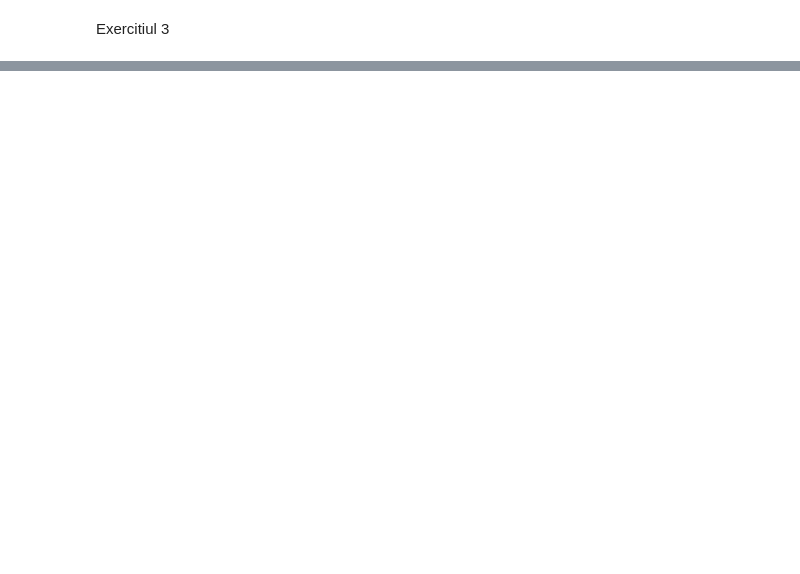
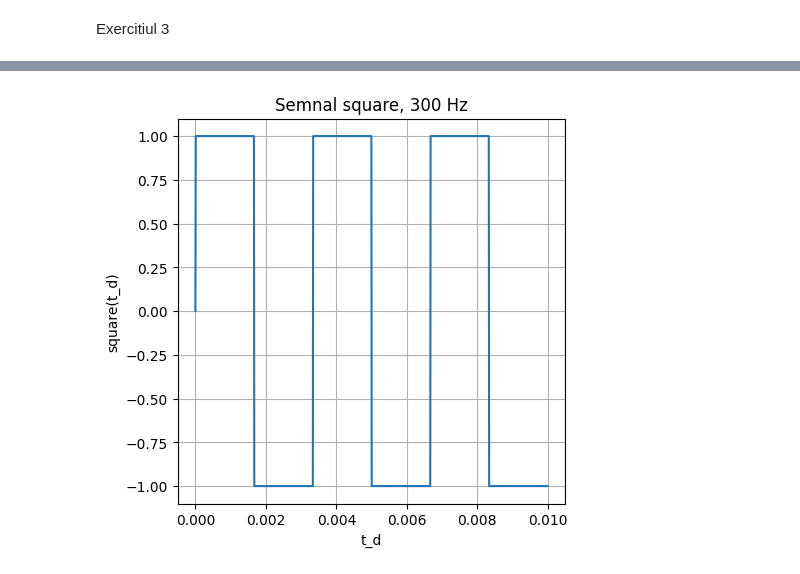
Before and after one commit to davide-perli/ProcesareaSemnalelor, a Jupyter notebook: Lab2/Lab2.ipynb, the cells around one changed output, grey strips where cells are left out. Cells and saved outputs as stored; diff of their text form; code cells hidden in the pictures; blank space fills up the shorter version.

```diff
--- a/Lab2/Lab2.ipynb
+++ b/Lab2/Lab2.ipynb
@@ -89,0 +157,21 @@ Exercitiul 3
+# %%
+# Sunetul de la 2 d) din laboratorul precedent
+frec_d = 300
+duration_d = 0.01
+fs_d = 100000
+t_d = numpy.linspace(0, duration_d, int(fs_d * duration_d))
+square_d = numpy.sign(numpy.sin(2 * numpy.pi * frec_d * t_d))
+plt.plot(t_d, square_d)
+plt.xlabel('t_d')
+plt.ylabel('square(t_d)')
+plt.title('Semnal square, 300 Hz')
+plt.grid(True)
+plt.show()
+sounddevice.play(saw_c, fs_c)
+wavf.write("semnal_square_300Hz.wav", fs_c, saw_c)
+sounddevice.wait()
+rata, semnal = wavf.read("semnal_square_300Hz.wav")
+sounddevice.play(semnal, rata)
+sounddevice.wait()
+# %% [output]
+[figure, added]
```
Also changed, not shown: parts of 5 cells of this notebook, 9 other files.
